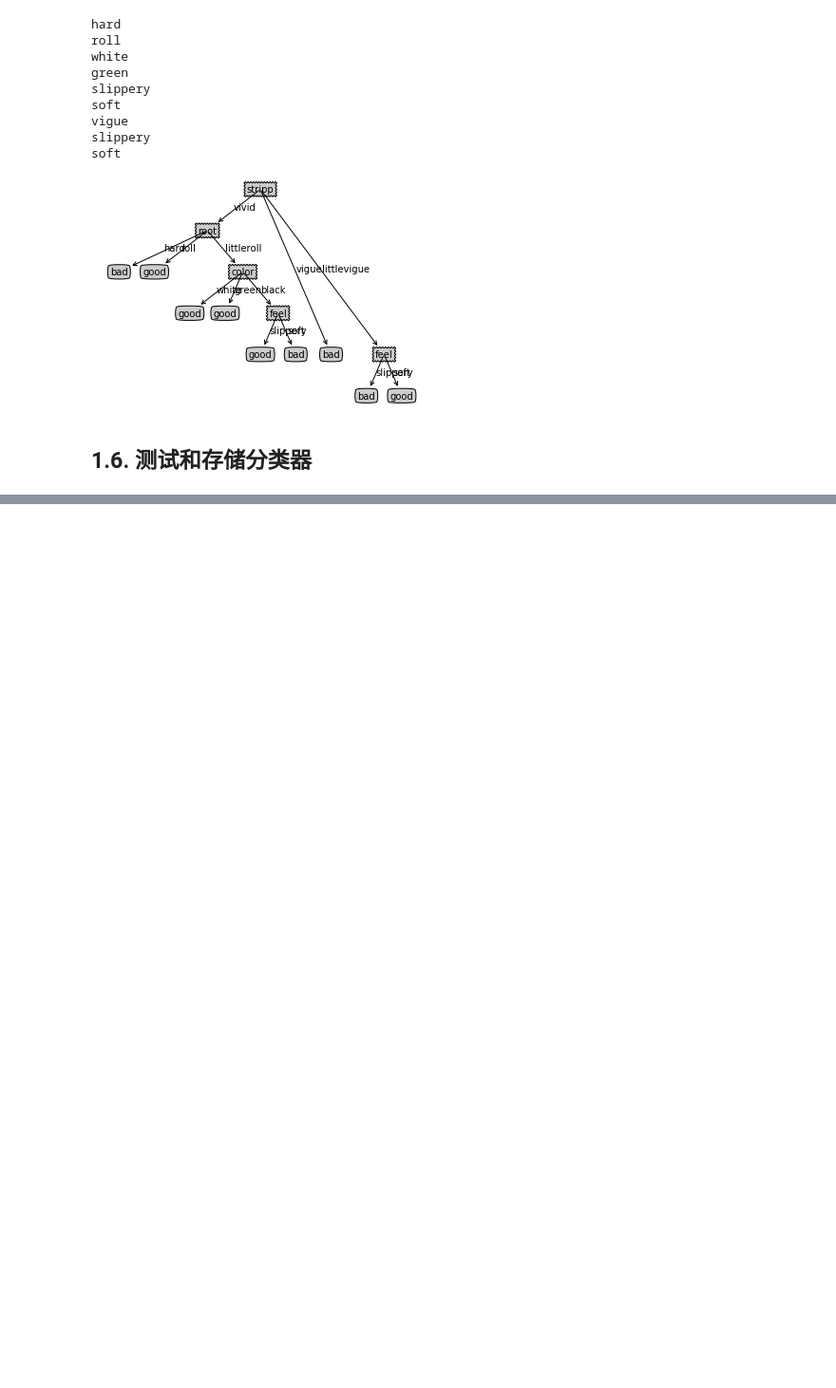
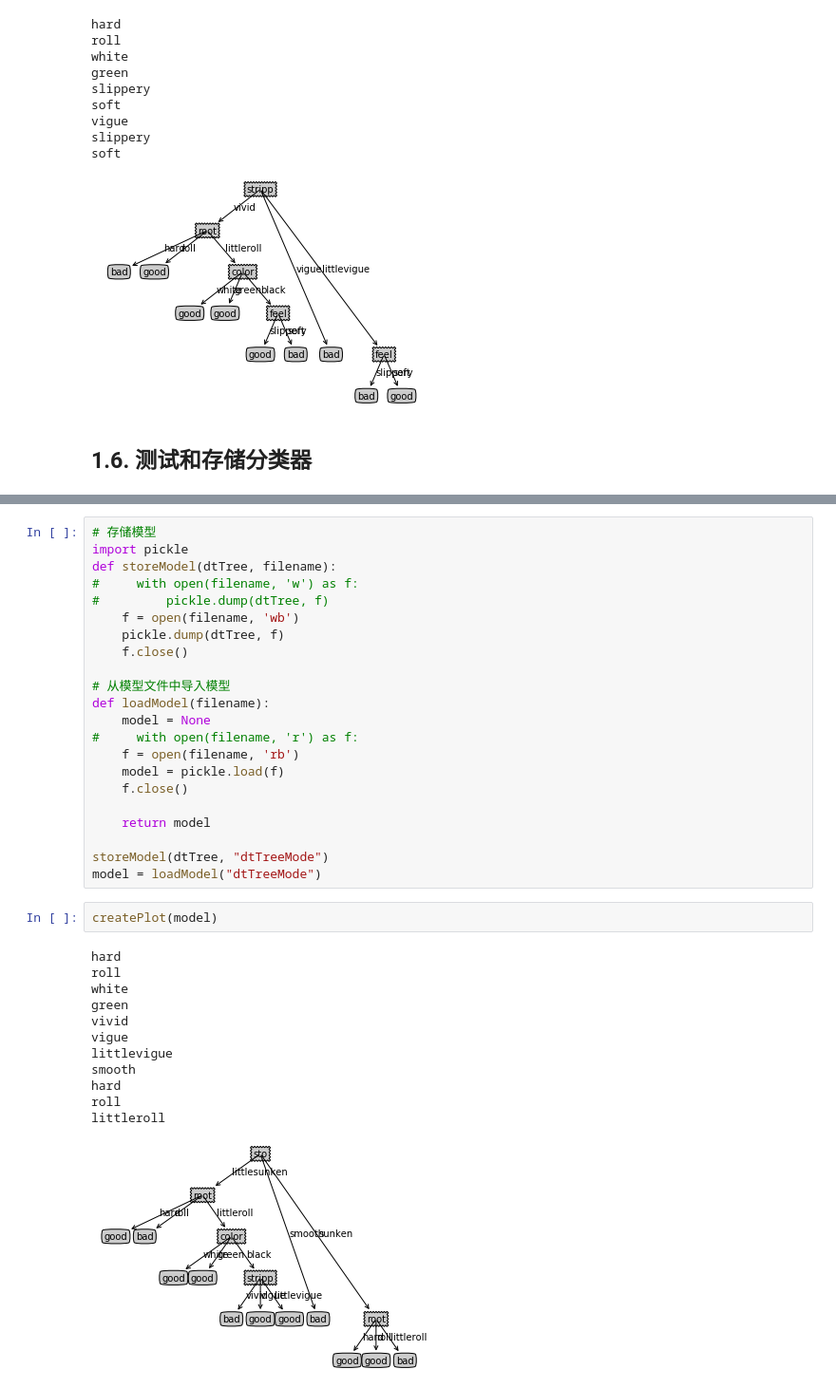
Before and after one commit to bruceEeZhao/machinLearning, a Jupyter notebook: decisionTree/decisionTree.ipynb, the cells around one changed output, grey strips where cells are left out. Shown at 95% size. Cells and saved outputs as stored; diff of their text form; blank space fills up the shorter version.

```diff
--- a/decisionTree/decisionTree.ipynb
+++ b/decisionTree/decisionTree.ipynb
@@ -504,0 +575,37 @@ soft
+# %%
+# 存储模型
+import pickle
+def storeModel(dtTree, filename):
+#     with open(filename, 'w') as f:
+#         pickle.dump(dtTree, f)
+    f = open(filename, 'wb')
+    pickle.dump(dtTree, f)
+    f.close()
+
+# 从模型文件中导入模型
+def loadModel(filename):
+    model = None
+#     with open(filename, 'r') as f:
+    f = open(filename, 'rb')
+    model = pickle.load(f)
+    f.close()
+
+    return model
+
+storeModel(dtTree, "dtTreeMode")
+model = loadModel("dtTreeMode")
+# %%
+createPlot(model)
+# %% [output]
+hard
+roll
+white
+green
+vivid
+vigue
+littlevigue
+smooth
+hard
+roll
+littleroll
+[figure, added]
```
Also changed, not shown: parts of 10 cells of this notebook, 2 other files.
